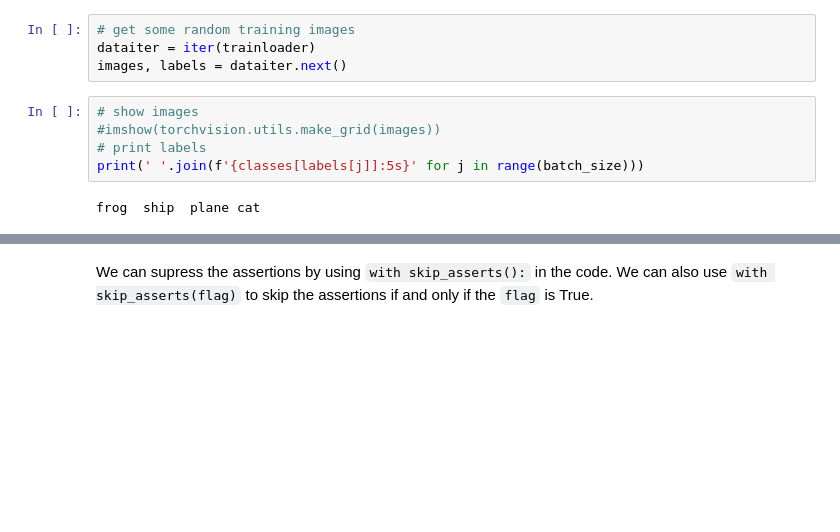
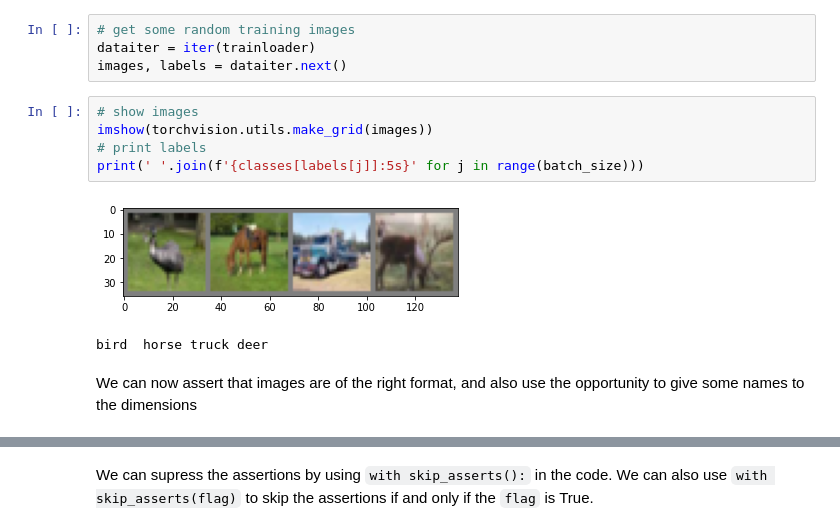
Before and after one commit to boazbk/named-tensors-asserts, a Jupyter notebook: cifar10_example.ipynb, the cells around one changed output, grey strips where cells are left out. Cells and saved outputs as stored; diff of their text form; blank space fills up the shorter version.

```diff
--- a/cifar10_example.ipynb
+++ b/cifar10_example.ipynb
@@ -95,11 +86,14 @@ dataiter = iter(trainloader)
 images, labels = dataiter.next()
 # %%
 # show images
-#imshow(torchvision.utils.make_grid(images))
+imshow(torchvision.utils.make_grid(images))
 # print labels
 print(' '.join(f'{classes[labels[j]]:5s}' for j in range(batch_size)))
 # %% [output]
+[figure, added]
-frog  ship  plane cat
+bird  horse truck deer
+# %% [markdown]
+We can now assert that images are of the right format, and also use the opportunity to give some names to the dimensions
 # %%
 images &nt // "(batch=4, channels=3, height=32, width =32)"
 nt.dims
```
Also changed, not shown: parts of 19 cells of this notebook.
